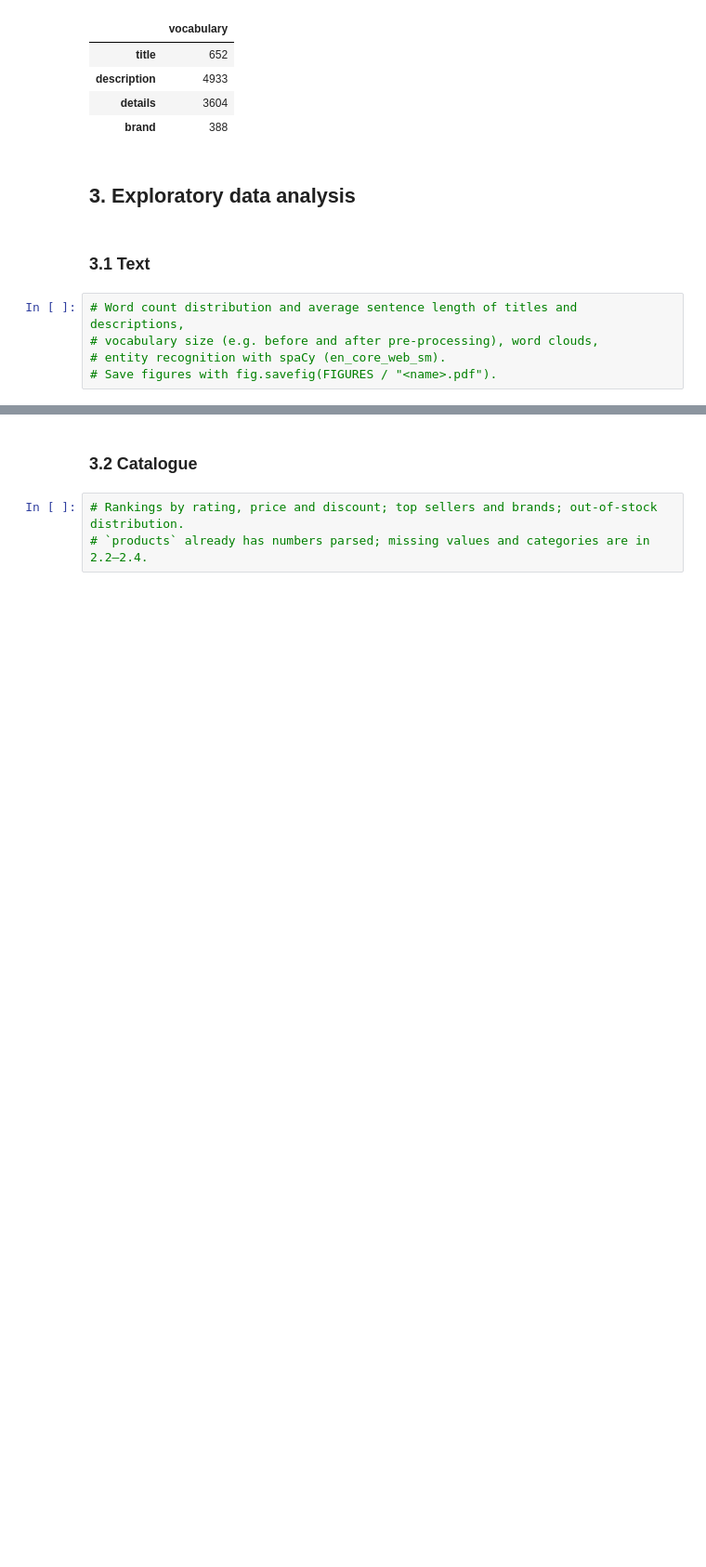
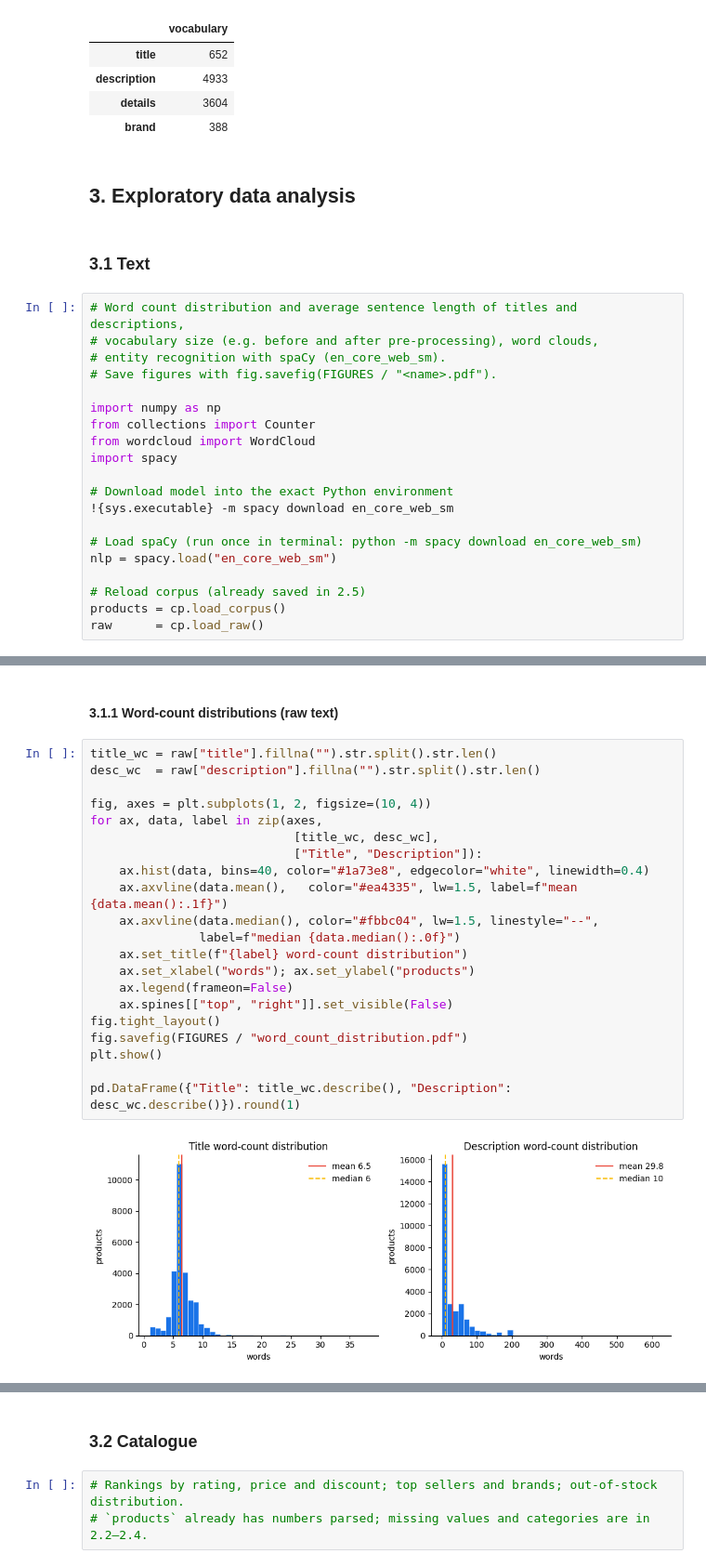
Before and after one commit to uripont/fashion-search-engine, a Jupyter notebook: notebooks/part_1.ipynb, the cells around one changed output, grey strips where cells are left out. Shown at 93% size. Saved outputs shown, nothing was run; the diff lists cells and outputs as text; blank space fills up the shorter version.

Commit message:
Exploratory data analysis and conclusions finished in .ipynb notebook, added figures to the reports too

```diff
--- a/notebooks/part_1.ipynb
+++ b/notebooks/part_1.ipynb
@@ -252,3 +262,18 @@ validation products found: 40 / 40
 # vocabulary size (e.g. before and after pre-processing), word clouds,
 # entity recognition with spaCy (en_core_web_sm).
 # Save figures with fig.savefig(FIGURES / "<name>.pdf").
+
+import numpy as np
+from collections import Counter
+from wordcloud import WordCloud
+import spacy
+
+# Download model into the exact Python environment
+!{sys.executable} -m spacy download en_core_web_sm
+
+# Load spaCy (run once in terminal: python -m spacy download en_core_web_sm)
+nlp = spacy.load("en_core_web_sm")
+
+# Reload corpus (already saved in 2.5)
+products = cp.load_corpus()
+raw      = cp.load_raw()
@@ -254,0 +287,25 @@ validation products found: 40 / 40
+# %% [markdown]
+#### 3.1.1 Word-count distributions (raw text)
+# %%
+title_wc = raw["title"].fillna("").str.split().str.len()
+desc_wc  = raw["description"].fillna("").str.split().str.len()
+
+fig, axes = plt.subplots(1, 2, figsize=(10, 4))
+for ax, data, label in zip(axes,
+                            [title_wc, desc_wc],
+                            ["Title", "Description"]):
+    ax.hist(data, bins=40, color="#1a73e8", edgecolor="white", linewidth=0.4)
+    ax.axvline(data.mean(),   color="#ea4335", lw=1.5, label=f"mean {data.mean():.1f}")
+    ax.axvline(data.median(), color="#fbbc04", lw=1.5, linestyle="--",
+               label=f"median {data.median():.0f}")
+    ax.set_title(f"{label} word-count distribution")
+    ax.set_xlabel("words"); ax.set_ylabel("products")
+    ax.legend(frameon=False)
+    ax.spines[["top", "right"]].set_visible(False)
+fig.tight_layout()
+fig.savefig(FIGURES / "word_count_distribution.pdf")
+plt.show()
+
+pd.DataFrame({"Title": title_wc.describe(), "Description": desc_wc.describe()}).round(1)
+# %% [output]
+[figure, added]
```
Also changed, not shown: parts of 25 cells of this notebook, 11 other files.
